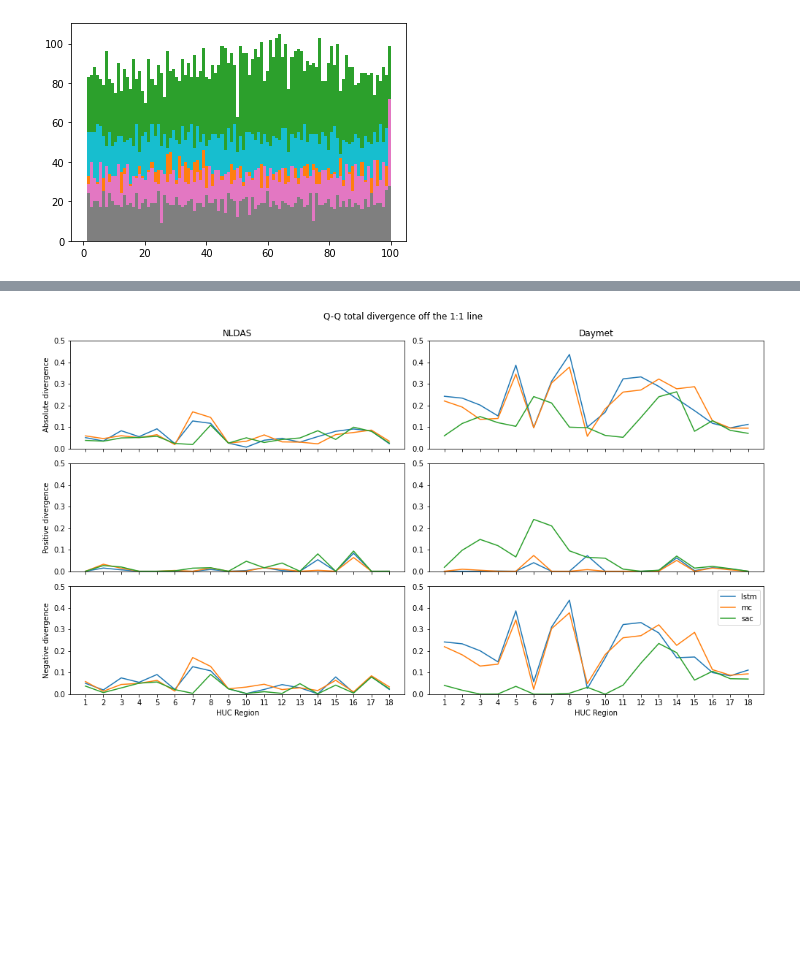
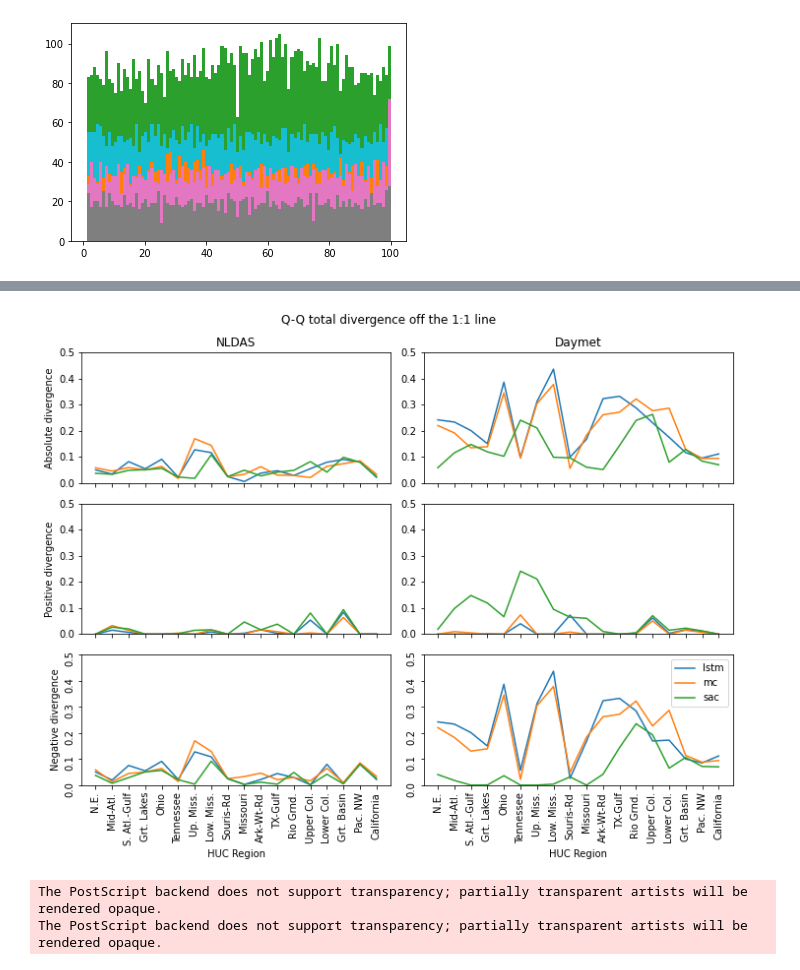
Before and after one commit to jmframe/mclstm_2021_mass_balance, a Jupyter notebook: results/events_analysis_regional.ipynb, the cells around one changed output, grey strips where cells are left out. Saved outputs shown, nothing was run; the diff lists cells and outputs as text; code cells hidden in the pictures; blank space fills up the shorter version.

```diff
--- a/results/events_analysis_regional.ipynb
+++ b/results/events_analysis_regional.ipynb
@@ -1105,13 +1136,13 @@ for r in huc_regions:
     axs[0,0].set_title("NLDAS")
     axs[0,0].set_xlim([0,1])
     axs[0,0].set_ylim([0,1])
-    axs[0,0].set_ylabel("Relative count below threshold")
+    axs[0,0].set_ylabel("Percentage of events predicted \n below percentile")
     axs[1,0].set_ylabel("Deviation from 1:1 line")
     axs[2,0].set_ylabel("Cumulative deviation \n from 1:1 line")
     axs[0,0].plot([[0,0],[1,1]], "k")
     axs[1,0].plot([[0,0],[0,0]], "k")
     axs[2,0].plot([[0,0],[0,0]], "k")
-    axs[1,0].set_xlabel("Threshold")
+    axs[2,0].set_xlabel("Theoretical percentile")
     #----------------------------------------------------------------------------
     for model in ["lstm", "mc", "sac"]:
 
@@ -1130,9 +1161,9 @@ for r in huc_regions:
     axs[0,1].plot([[0,0],[1,1]], "k")
     axs[1,1].plot([[0,0],[0,0]], "k")
     axs[2,1].plot([[0,0],[0,0]], "k")
-    axs[1,1].set_xlabel("Threshold")
+    axs[2,1].set_xlabel("Theoretical percentile")
 
     plt.legend([spex['labelz'][model] for model in ["lstm", "mc", "sac"]])
-    plt.suptitle(f"HUC Region {r}")
-    plt.show()
+    plt.suptitle(f"HUC Region {r}: {huc_region_names[r]}")
+    plt.savefig(f'../figs/regional_q_q_plots/region_{r}.png', dpi=300)
     plt.close()
@@ -1153,35 +1190,46 @@ for r in huc_regions:
 # %%
-fig, axs = plt.subplots(3,2, sharex=True, sharey=False, figsize=(14,8),gridspec_kw={'height_ratios': [1, 1, 1]})
+fig, axs = plt.subplots(3,2, sharex=True, sharey=False, figsize=(10,8),gridspec_kw={'height_ratios': [1, 1, 1]})
 x = [i+1 for i in range(len(list(huc_regions)))]
 div_name_map = {'abs':'Absolute', 'pos':'Positive', 'neg':'Negative'}
 for i, div_type in enumerate(['abs', 'pos', 'neg']):
 
     for m in ["lstm", "mc", "sac"]:
         axs[i,1].plot(x, [abs_qq_deviate[r]['daymet'][m][div_type] for r in huc_regions], label=m)
         if i == 0:
             axs[i,1].set_title(f"Daymet")
+
+        axs[i,1].set_xticks(np.arange(min(x), max(x)+1, 1.0))
+
         if i == 2:
             axs[i,1].set_xlabel("HUC Region")
-        axs[i,1].set_xticks(np.arange(min(x), max(x)+1, 1.0))
+            axs[i,1].set(xticklabels=usgs_wrregions_list)
+            axs[i,1].tick_params(rotation=90)
+
         axs[i,1].set_ylim([0,.5])
 
     for m in ["lstm", "mc", "sac"]:
         axs[i,0].plot(x, [abs_qq_deviate[r]['nldas'][m][div_type] for r in huc_regions], label=m)
         axs[i,0].set_ylabel(f"{div_name_map[div_type]} divergence")
         if i == 0:
             axs[i,0].set_title(f"NLDAS")
         axs[i,0].set_xticks(np.arange(min(x), max(x)+1, 1.0))
         axs[i,0].set_ylim([0,.5])
         if i == 2:
             axs[i,0].set_xlabel("HUC Region")
+            axs[i,0].set(xticklabels=usgs_wrregions_list)
+            axs[i,0].tick_params(rotation=90)
 
 plt.suptitle("Q-Q total divergence off the 1:1 line")
 plt.legend()
 plt.tight_layout()
 plt.show()
+fig.savefig('../figs/figure_9.eps', dpi=600, format="eps")
+fig.savefig('../figs/figure_9.png', dpi=600)
 plt.close()
 # %% [output]
-[figure, old version]
+[figure, new version]
+The PostScript backend does not support transparency; partially transparent artists will be rendered opaque.
+The PostScript backend does not support transparency; partially transparent artists will be rendered opaque.
 # %%
 df_mean_dict = {r: pd.DataFrame(columns=["time_split", "forcing", "model",
                                "RR_MI", "RR_KS", "RR_R2",
```
Also changed, not shown: parts of 6 cells of this notebook, 27 other files.
